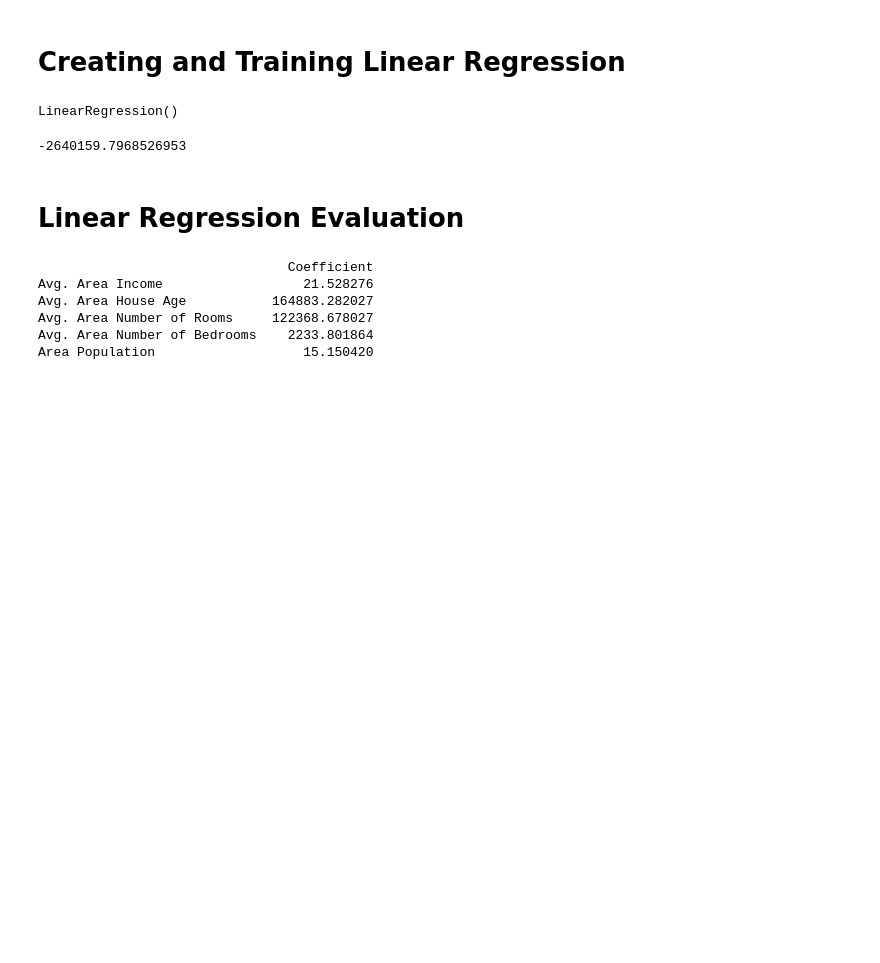
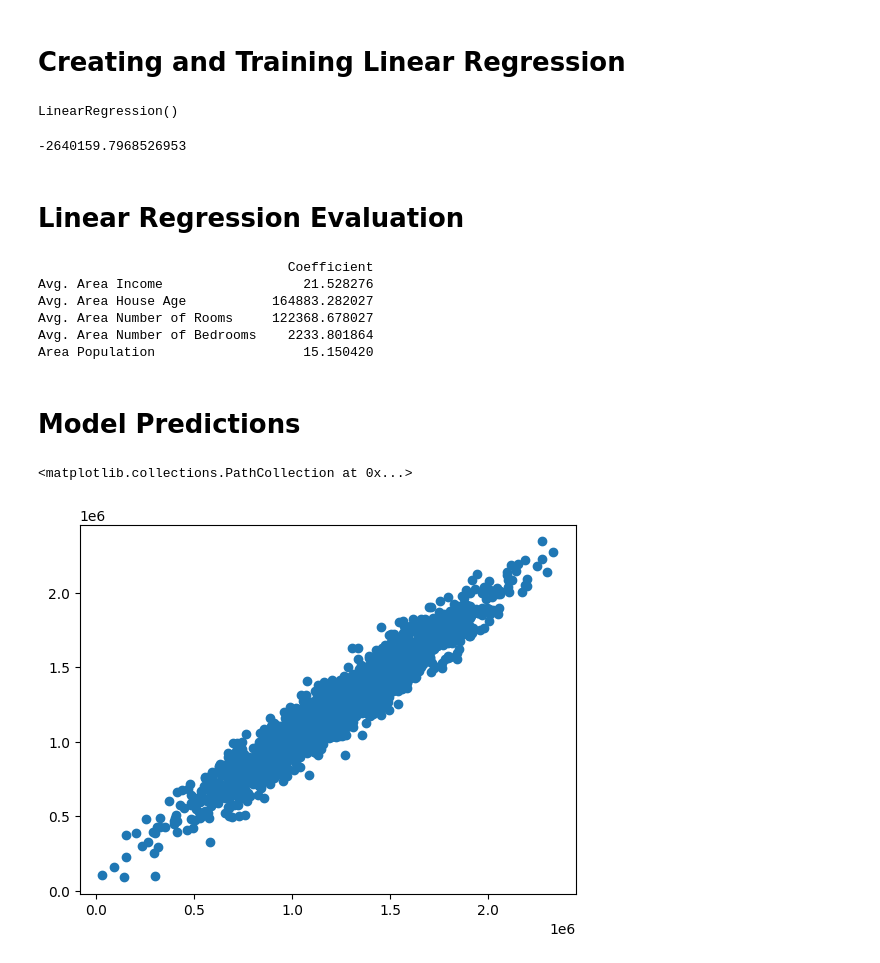
Before and after one commit to sparshpatial/House_Price_Prediction, a Jupyter notebook: house_price_prediction.ipynb, the cells around one changed output. Saved outputs shown, nothing was run; the diff lists cells and outputs as text; code cells hidden in the pictures; blank space fills up the shorter version.

```diff
--- a/house_price_prediction.ipynb
+++ b/house_price_prediction.ipynb
@@ -104,3 +104,12 @@ Avg. Area House Age           164883.282027
 Avg. Area Number of Rooms     122368.678027
 Avg. Area Number of Bedrooms    2233.801864
 Area Population                   15.150420
+# %% [markdown]
+# Model Predictions
+# %%
+predictions =ln.predict(X_test)
+# %%
+plt.scatter(y_test,predictions)
+# %% [output]
+<matplotlib.collections.PathCollection at 0x...>
+[figure, added]
```
Also changed, not shown: parts of 8 cells of this notebook, 1 other file.
